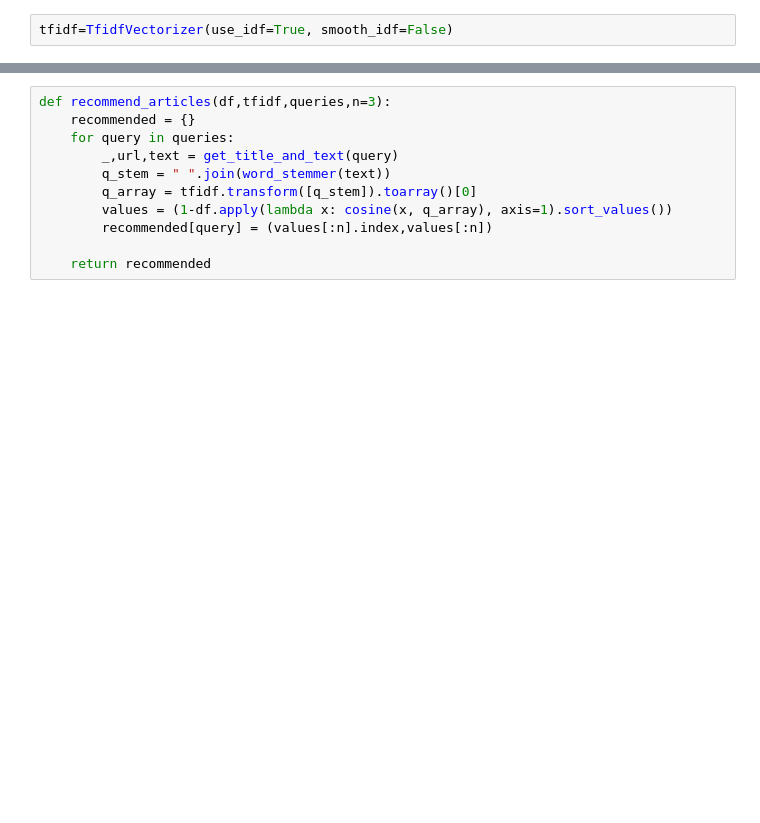
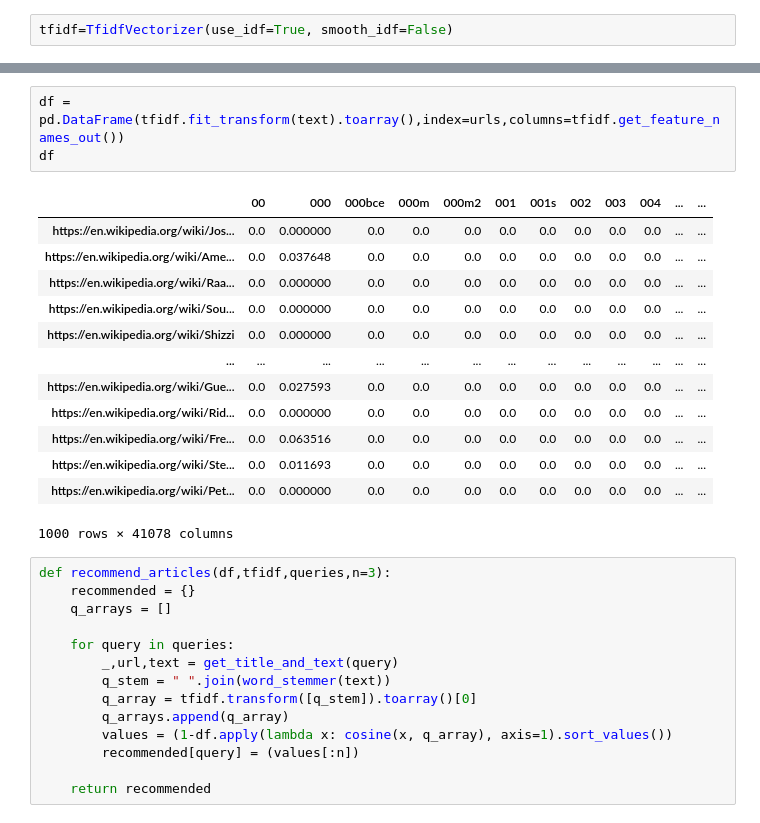
Before and after one commit to lucapl/Wiki-Scrapin, a Jupyter notebook: we_scrapin.ipynb, the cells around one changed output, grey strips where cells are left out. Cells and saved outputs as stored; diff of their text form; blank space fills up the shorter version.

```diff
--- a/we_scrapin.ipynb
+++ b/we_scrapin.ipynb
@@ -76,11 +76,31 @@ TfidfVectorizer(smooth_idf=False)
+# %%
+df = pd.DataFrame(tfidf.fit_transform(text).toarray(),index=urls,columns=tfidf.get_feature_names_out())
+df
+# %% [output]
+|  | 00 | 000 | 000bce | 000m | 000m2 | 001 | 001s | 002 | 003 | 004 | ... | ... |
+| https://en.wikipedia.org/wiki/Jos... | 0.0 | 0.000000 | 0.0 | 0.0 | 0.0 | 0.0 | 0.0 | 0.0 | 0.0 | 0.0 | ... | ... |
+| https://en.wikipedia.org/wiki/Ame... | 0.0 | 0.037648 | 0.0 | 0.0 | 0.0 | 0.0 | 0.0 | 0.0 | 0.0 | 0.0 | ... | ... |
+| https://en.wikipedia.org/wiki/Raa... | 0.0 | 0.000000 | 0.0 | 0.0 | 0.0 | 0.0 | 0.0 | 0.0 | 0.0 | 0.0 | ... | ... |
+| https://en.wikipedia.org/wiki/Sou... | 0.0 | 0.000000 | 0.0 | 0.0 | 0.0 | 0.0 | 0.0 | 0.0 | 0.0 | 0.0 | ... | ... |
+| https://en.wikipedia.org/wiki/Shizzi | 0.0 | 0.000000 | 0.0 | 0.0 | 0.0 | 0.0 | 0.0 | 0.0 | 0.0 | 0.0 | ... | ... |
+| ... | ... | ... | ... | ... | ... | ... | ... | ... | ... | ... | ... | ... |
+| https://en.wikipedia.org/wiki/Gue... | 0.0 | 0.027593 | 0.0 | 0.0 | 0.0 | 0.0 | 0.0 | 0.0 | 0.0 | 0.0 | ... | ... |
+| https://en.wikipedia.org/wiki/Rid... | 0.0 | 0.000000 | 0.0 | 0.0 | 0.0 | 0.0 | 0.0 | 0.0 | 0.0 | 0.0 | ... | ... |
+| https://en.wikipedia.org/wiki/Fre... | 0.0 | 0.063516 | 0.0 | 0.0 | 0.0 | 0.0 | 0.0 | 0.0 | 0.0 | 0.0 | ... | ... |
+| https://en.wikipedia.org/wiki/Ste... | 0.0 | 0.011693 | 0.0 | 0.0 | 0.0 | 0.0 | 0.0 | 0.0 | 0.0 | 0.0 | ... | ... |
+| https://en.wikipedia.org/wiki/Pet... | 0.0 | 0.000000 | 0.0 | 0.0 | 0.0 | 0.0 | 0.0 | 0.0 | 0.0 | 0.0 | ... | ... |
+1000 rows × 41078 columns
 # %%
 def recommend_articles(df,tfidf,queries,n=3):
     recommended = {}
+    q_arrays = []
+
     for query in queries:
         _,url,text = get_title_and_text(query)
         q_stem = " ".join(word_stemmer(text))
         q_array = tfidf.transform([q_stem]).toarray()[0]
+        q_arrays.append(q_array)
         values = (1-df.apply(lambda x: cosine(x, q_array), axis=1).sort_values())
-        recommended[query] = (values[:n].index,values[:n])
+        recommended[query] = (values[:n])
 
     return recommended
```
Also changed, not shown: parts of 22 cells of this notebook, 9 other files.
